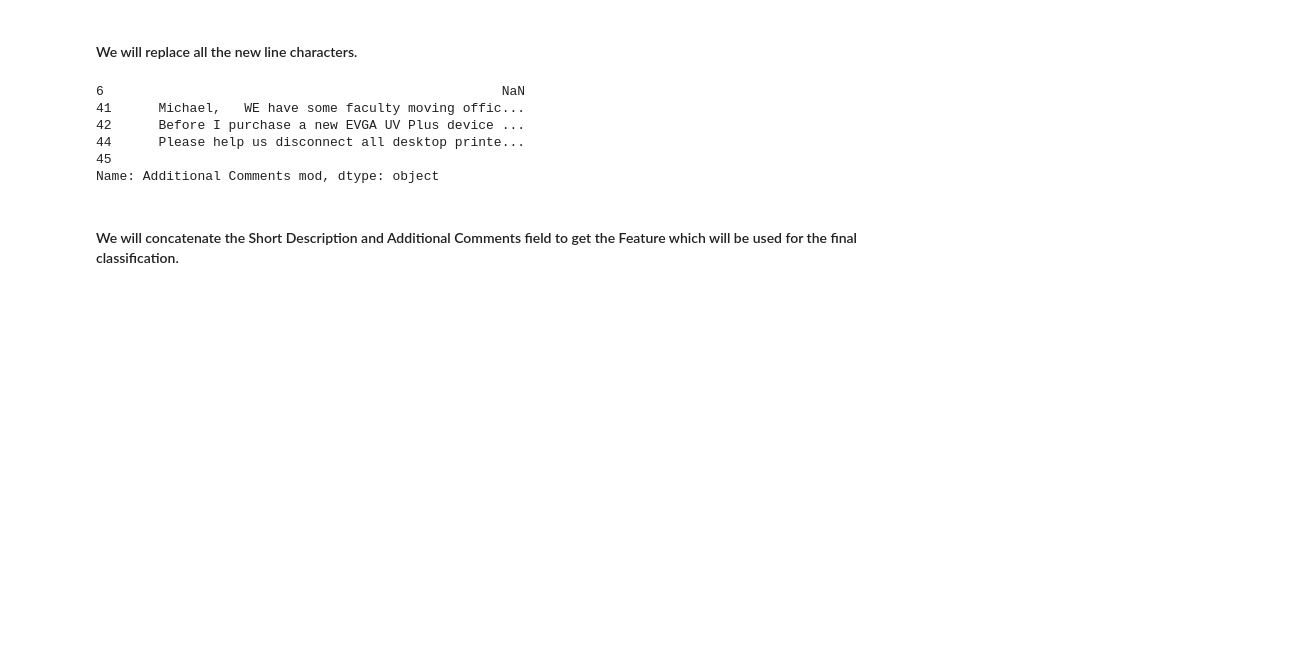
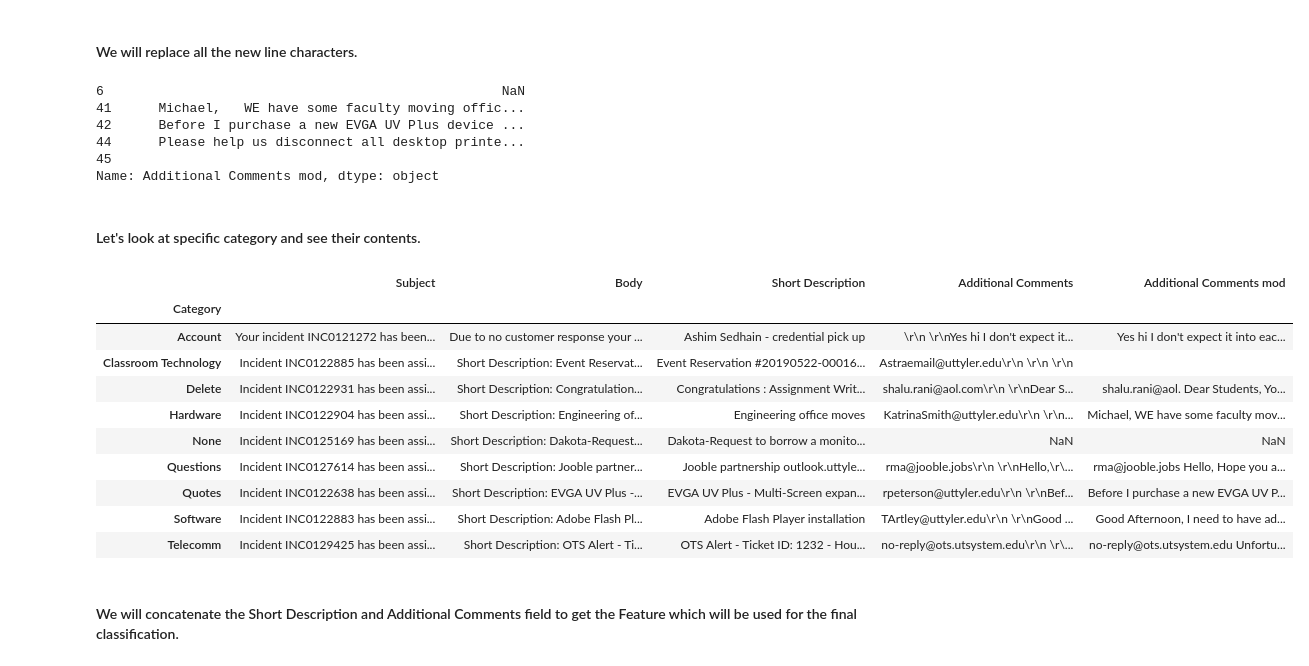
Before and after one commit to asimsedhain/Ticket-Prediction, a Jupyter notebook: Category_From_Emails_Prediction.ipynb, the cells around one changed output. Saved outputs shown, nothing was run; the diff lists cells and outputs as text; code cells hidden in the pictures; blank space fills up the shorter version.

```diff
--- a/Category_From_Emails_Prediction.ipynb
+++ b/Category_From_Emails_Prediction.ipynb
@@ -121,6 +123,24 @@ email_df["Additional Comments mod"].head()
 44      Please help us disconnect all desktop printe...
 45
 Name: Additional Comments mod, dtype: object
+# %% [markdown]
+#### Let's look at specific category and see their contents.
+# %%
+gk = email_df.groupby("Category")
+# %%
+gk.first()
+# %% [output]
+|  | Subject | Body | Short Description | Additional Comments | Additional Comments mod |
+| Category |  |  |  |  |  |
+| Account | Your incident INC0121272 has been... | Due to no customer response your ... | Ashim Sedhain - credential pick up | \r\n \r\nYes hi I don't expect it... | Yes hi I don't expect it into eac... |
+| Classroom Technology | Incident INC0122885 has been assi... | Short Description: Event Reservat... | Event Reservation #20190522-00016... | Astraemail@uttyler.edu\r\n \r\n \r\n |  |
+| Delete | Incident INC0122931 has been assi... | Short Description: Congratulation... | Congratulations : Assignment Writ... | shalu.rani@aol.com\r\n \r\nDear S... | shalu.rani@aol. Dear Students, Yo... |
+| Hardware | Incident INC0122904 has been assi... | Short Description: Engineering of... | Engineering office moves | KatrinaSmith@uttyler.edu\r\n \r\n... | Michael, WE have some faculty mov... |
+| None | Incident INC0125169 has been assi... | Short Description: Dakota-Request... | Dakota-Request to borrow a monito... | NaN | NaN |
+| Questions | Incident INC0127614 has been assi... | Short Description: Jooble partner... | Jooble partnership outlook.uttyle... | rma@jooble.jobs\r\n \r\nHello,\r\... | rma@jooble.jobs Hello, Hope you a... |
+| Quotes | Incident INC0122638 has been assi... | Short Description: EVGA UV Plus -... | EVGA UV Plus - Multi-Screen expan... | rpeterson@uttyler.edu\r\n \r\nBef... | Before I purchase a new EVGA UV P... |
+| Software | Incident INC0122883 has been assi... | Short Description: Adobe Flash Pl... | Adobe Flash Player installation | TArtley@uttyler.edu\r\n \r\nGood ... | Good Afternoon, I need to have ad... |
+| Telecomm | Incident INC0129425 has been assi... | Short Description: OTS Alert - Ti... | OTS Alert - Ticket ID: 1232 - Hou... | no-reply@ots.utsystem.edu\r\n \r\... | no-reply@ots.utsystem.edu Unfortu... |
 # %% [markdown]
 #### We will concatenate the Short Description and Additional Comments field to get the Feature which will be used for the final classification.
 # %%
```
Also changed, not shown: parts of 9 cells of this notebook.
